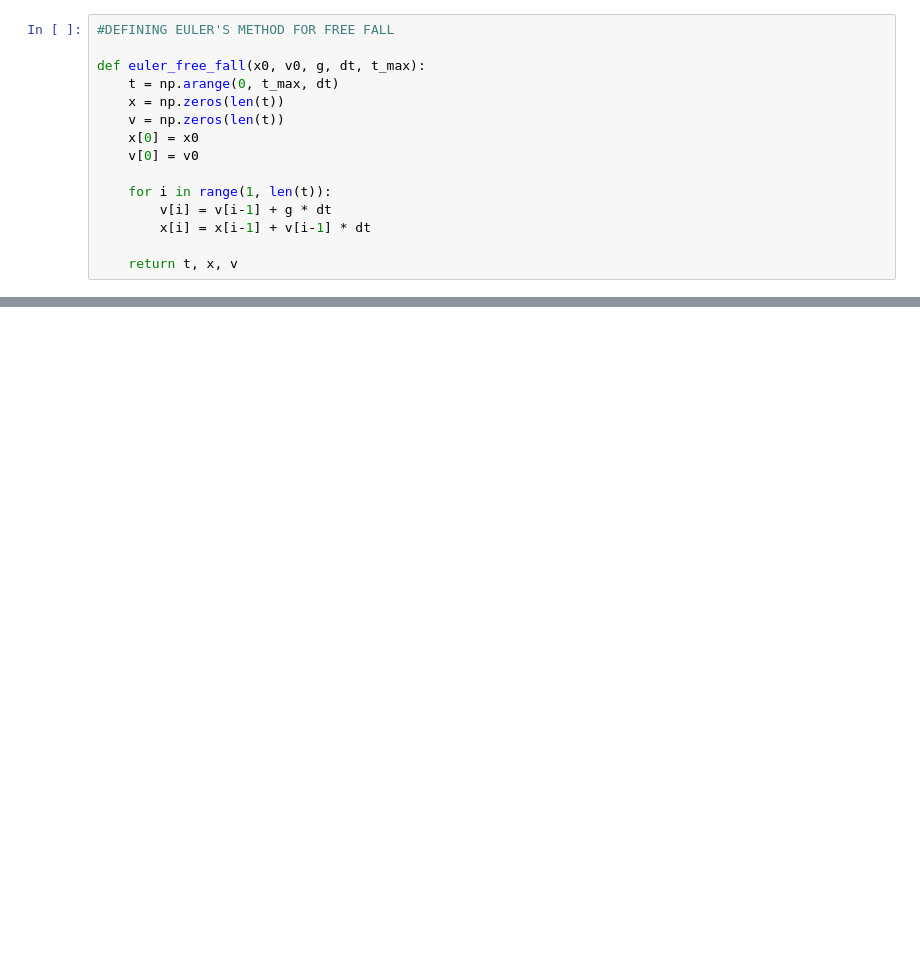
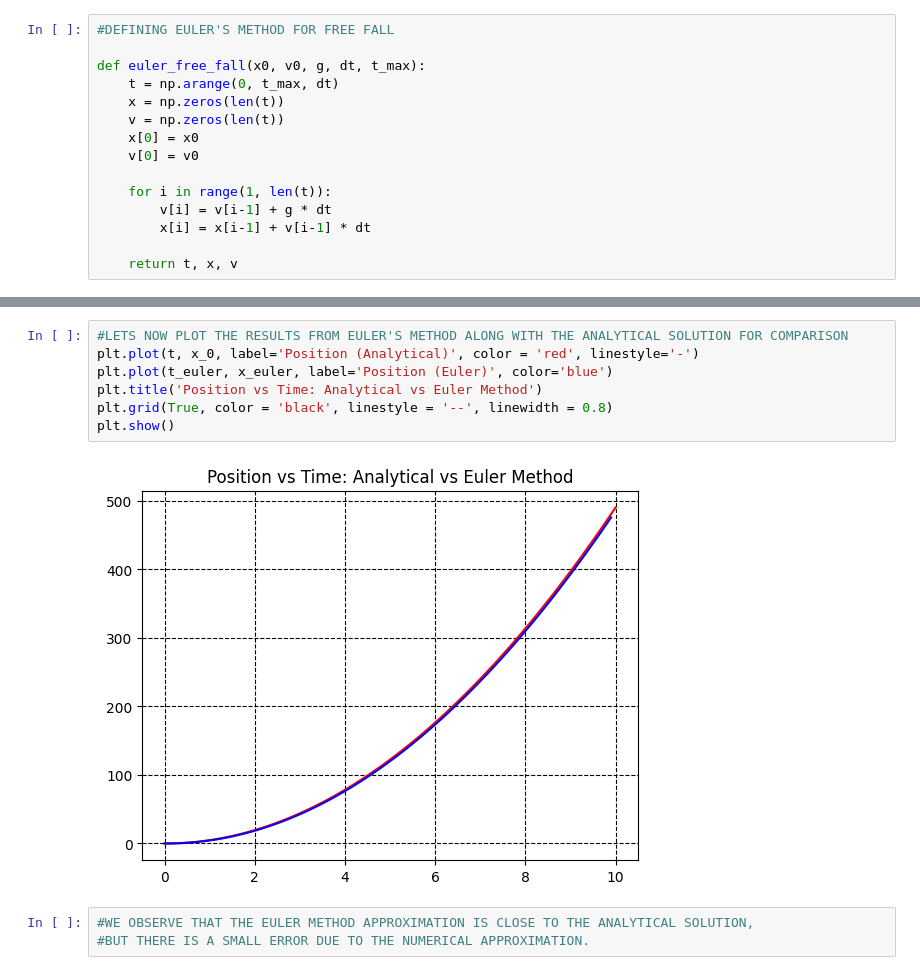
Before and after one commit to Rivu-Codez/Physics-With-Python, a Jupyter notebook: IdealFreeFall.ipynb, the cells around one changed output, grey strips where cells are left out. Saved outputs shown, nothing was run; the diff lists cells and outputs as text; blank space fills up the shorter version.

```diff
--- a/IdealFreeFall.ipynb
+++ b/IdealFreeFall.ipynb
@@ -76,0 +77,12 @@ plt.show()
+# %%
+#LETS NOW PLOT THE RESULTS FROM EULER'S METHOD ALONG WITH THE ANALYTICAL SOLUTION FOR COMPARISON
+plt.plot(t, x_0, label='Position (Analytical)', color = 'red', linestyle='-')
+plt.plot(t_euler, x_euler, label='Position (Euler)', color='blue')
+plt.title('Position vs Time: Analytical vs Euler Method')
+plt.grid(True, color = 'black', linestyle = '--', linewidth = 0.8)
+plt.show()
+# %% [output]
+[figure, added]
+# %%
+#WE OBSERVE THAT THE EULER METHOD APPROXIMATION IS CLOSE TO THE ANALYTICAL SOLUTION,
+#BUT THERE IS A SMALL ERROR DUE TO THE NUMERICAL APPROXIMATION.
```
Also changed, not shown: parts of 5 cells of this notebook.
